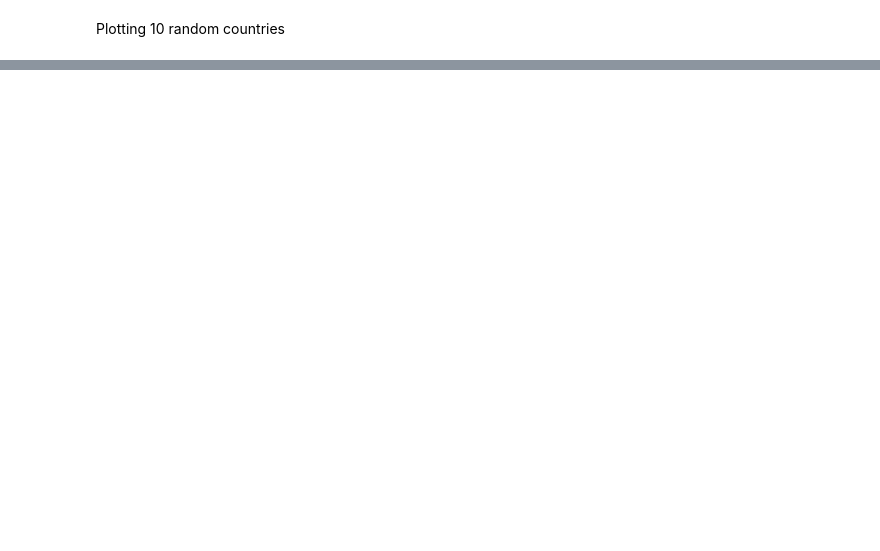
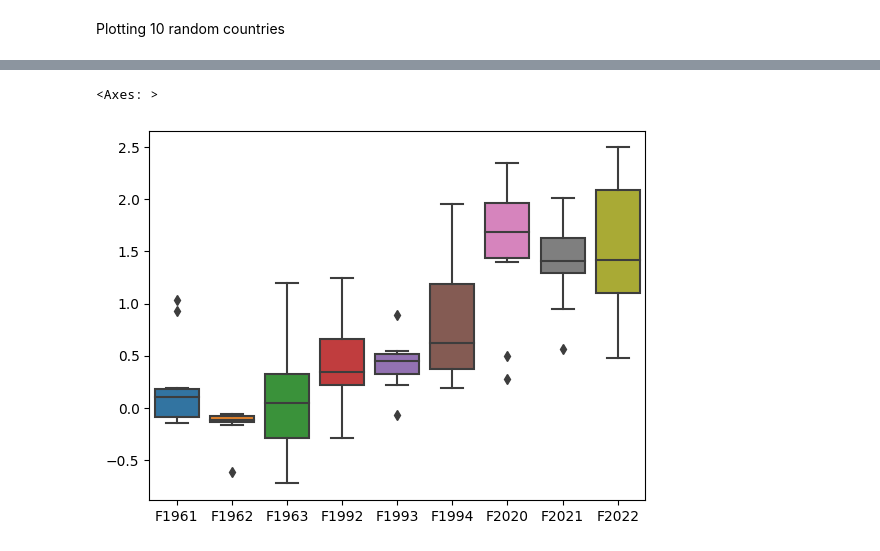
Before and after one commit to Gil-Mendes-Carelli/visualizacao-informacao, a Jupyter notebook: dataset_01_notebook.ipynb, the cells around one changed output, grey strips where cells are left out. Saved outputs shown, nothing was run; the diff lists cells and outputs as text; code cells hidden in the pictures; blank space fills up the shorter version.

```diff
--- a/dataset_01_notebook.ipynb
+++ b/dataset_01_notebook.ipynb
@@ -258,0 +406,6 @@ plt.show()
+# %%
+# box plot
+sbn.boxplot(data=df_final_sample)
+# %% [output]
+<Axes: >
+[figure, added]
```
Also changed, not shown: parts of 22 cells of this notebook, 43 other files.
